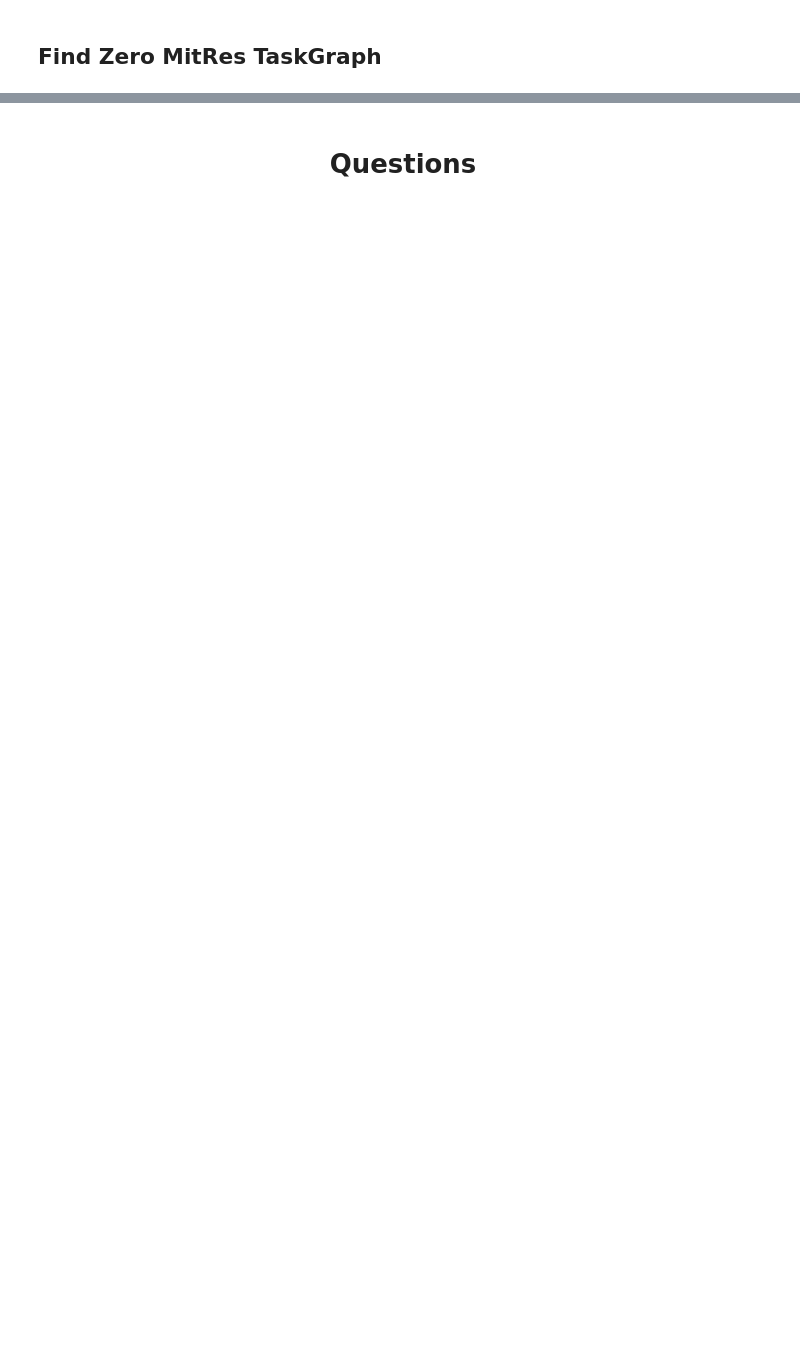
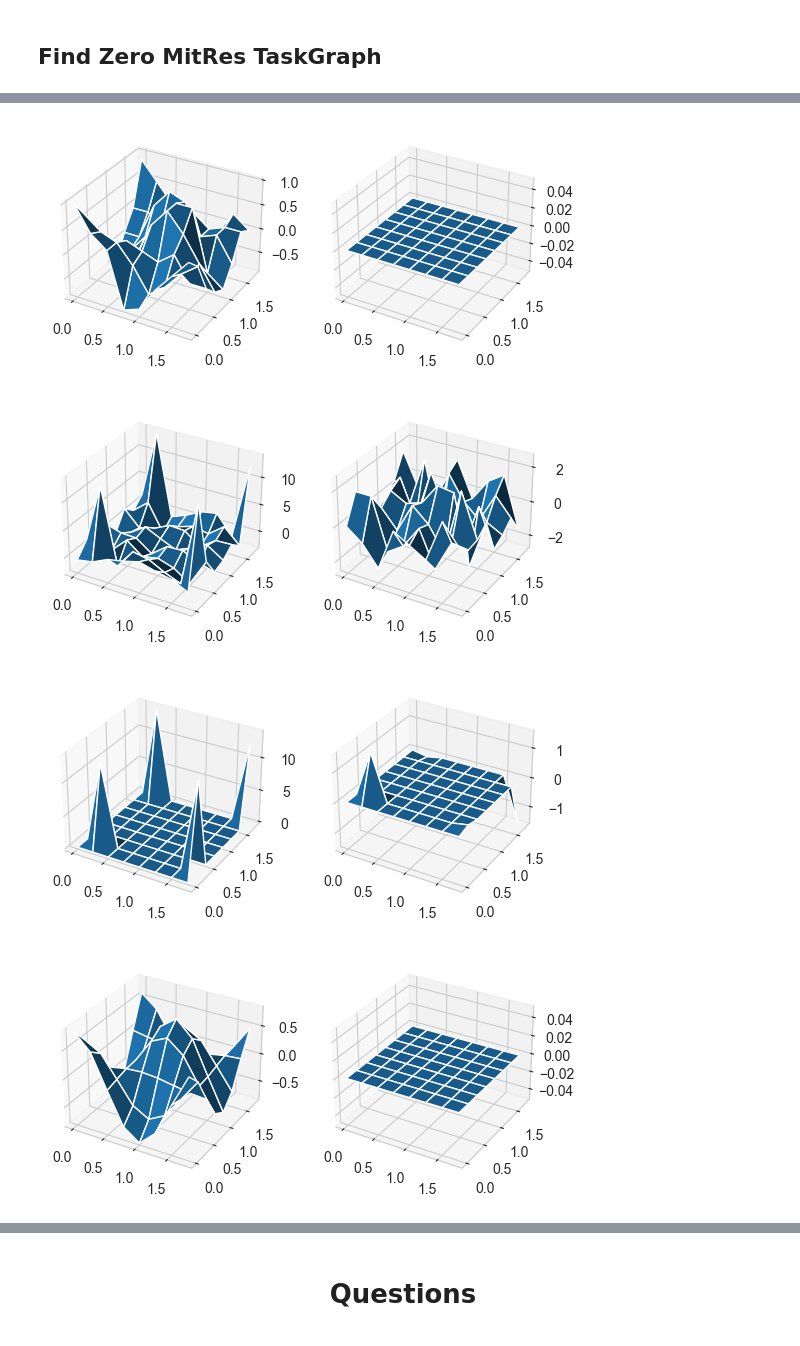
Before and after one commit to CQCL/IEEE_Quantum_Week, a Jupyter notebook: dan/Qermit.ipynb, the cells around one changed output, grey strips where cells are left out. Saved outputs shown, nothing was run; the diff lists cells and outputs as text; code cells hidden in the pictures; blank space fills up the shorter version.

```diff
--- a/dan/Qermit.ipynb
+++ b/dan/Qermit.ipynb
@@ -406,0 +481,13 @@ plot_counts(result_counts)
+# %%
+from qermit.taskgraph.mitex import MitEx, gen_compiled_MitRes
+from pytket.extensions.qiskit import IBMQEmulatorBackend, AerBackend
+
+noisy_backend = IBMQEmulatorBackend(
+    backend_name='ibmq_jakarta',
+    hub='partner-cqc',
+    group='internal',
+    project='default')
+# noisy_backend = AerBackend()
+noisy_mitres = gen_compiled_MitRes(noisy_backend, optimisation_level=0)
+noisy_mitex = MitEx(noisy_backend, mitres=noisy_mitres)
+noisy_mitex.get_task_graph()
@@ -406,0 +706,7 @@ plot_counts(result_counts)
+# %%
+def gen_result_extraction_task():
+
+    def task(obj, results) -> Tuple[List[QubitPauliOperator]]:
+        return (results, )
+
+    return MitTask(_label="ResultExtraction", _n_out_wires=1, _n_in_wires=1, _method=task)
@@ -406,0 +746,9 @@ plot_counts(result_counts)
+# %%
+from sympy import Symbol
+
+a = Symbol("alpha")
+b = Symbol("beta")
+
+circ = Circuit(2)
+circ.H(0).H(1).Rz(a, 0).Rz(b, 1).H(0).H(1)
+render_circuit_jupyter(circ)
@@ -406,0 +757,17 @@ plot_counts(result_counts)
+# %%
+sym_dict = SymbolsDict().symbols_from_dict({a:0.3, b:1.25})
+qubit_pauli_string = QubitPauliString(
+    [Qubit(0), Qubit(1)], [Pauli.Z, Pauli.Z]
+)
+ansatz_circuit = AnsatzCircuit(circ, 16, sym_dict)
+exp = ObservableExperiment(
+        ansatz_circuit,
+        ObservableTracker(QubitPauliOperator({qubit_pauli_string: 1.0})),
+    )
+
+experiment_taskgraph.run([exp])
+# %% [output]
+[figure, added]
+[figure, added]
+[figure, added]
+[figure, added]
```
Also changed, not shown: parts of 49 cells of this notebook, 4 other files.
